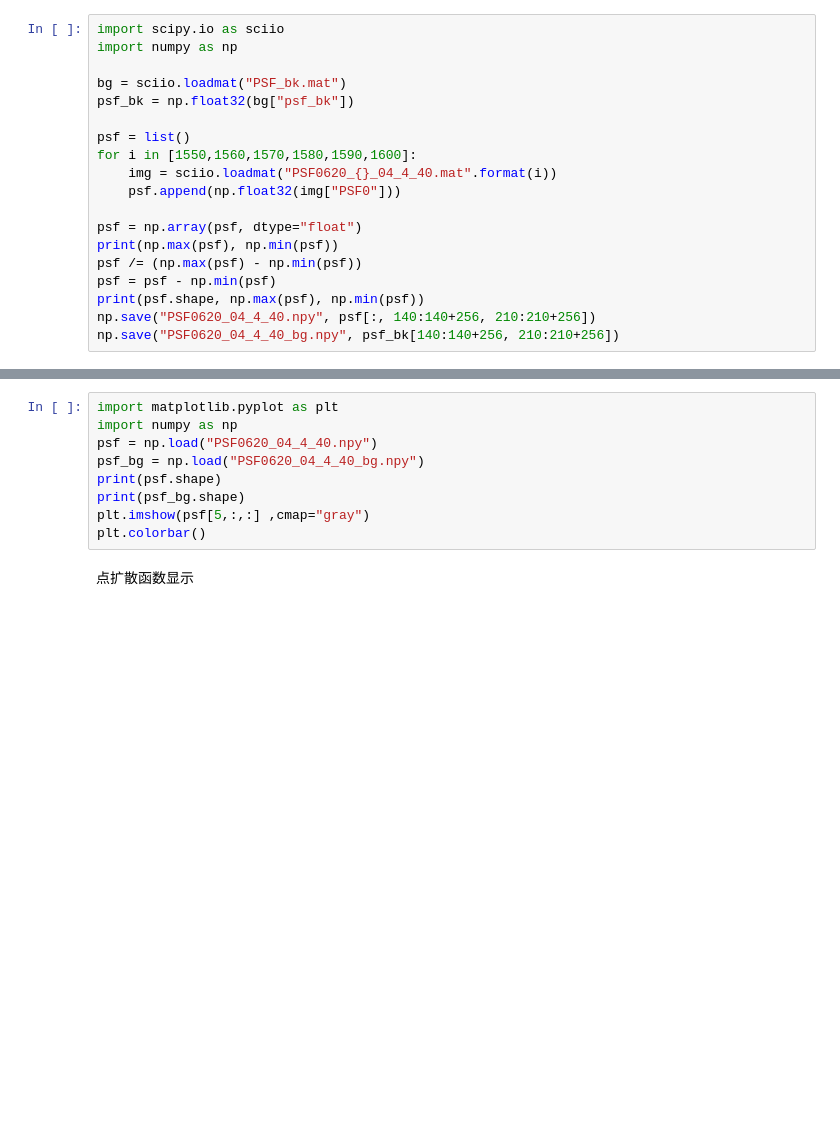
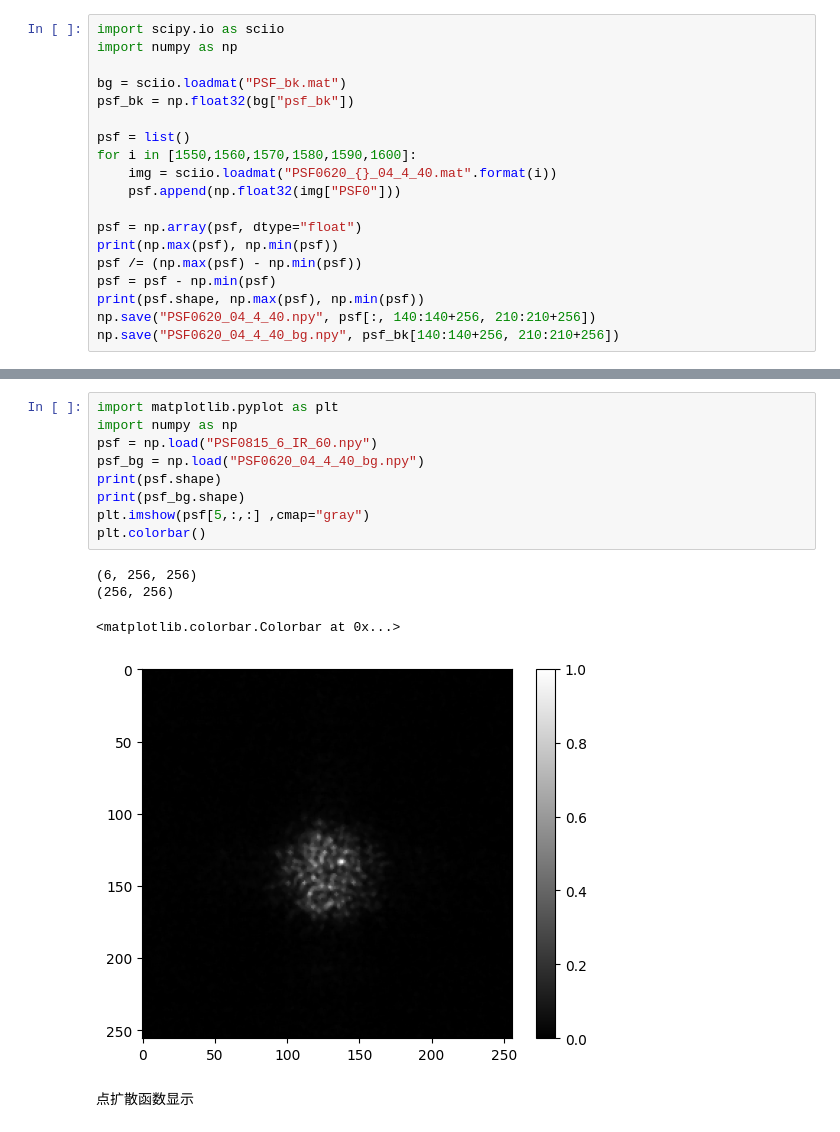
Before and after one commit to weinaike/CenterNet, a Jupyter notebook: data/test.ipynb, the cells around one changed output, grey strips where cells are left out. Cells and saved outputs as stored; diff of their text form; blank space fills up the shorter version.

```diff
--- a/data/test.ipynb
+++ b/data/test.ipynb
@@ -20,12 +37,17 @@ np.save("PSF0620_04_4_40_bg.npy", psf_bk[140:140+256, 210:210+256])
 # %%
 import matplotlib.pyplot as plt
 import numpy as np
-psf = np.load("PSF0620_04_4_40.npy")
+psf = np.load("PSF0815_6_IR_60.npy")
 psf_bg = np.load("PSF0620_04_4_40_bg.npy")
 print(psf.shape)
 print(psf_bg.shape)
 plt.imshow(psf[5,:,:] ,cmap="gray")
 plt.colorbar()
+# %% [output]
+(6, 256, 256)
+(256, 256)
+<matplotlib.colorbar.Colorbar at 0x...>
+[figure, added]
 # %% [markdown]
 点扩散函数显示
 # %%
```
Also changed, not shown: parts of 4 cells of this notebook, 5 other files.
